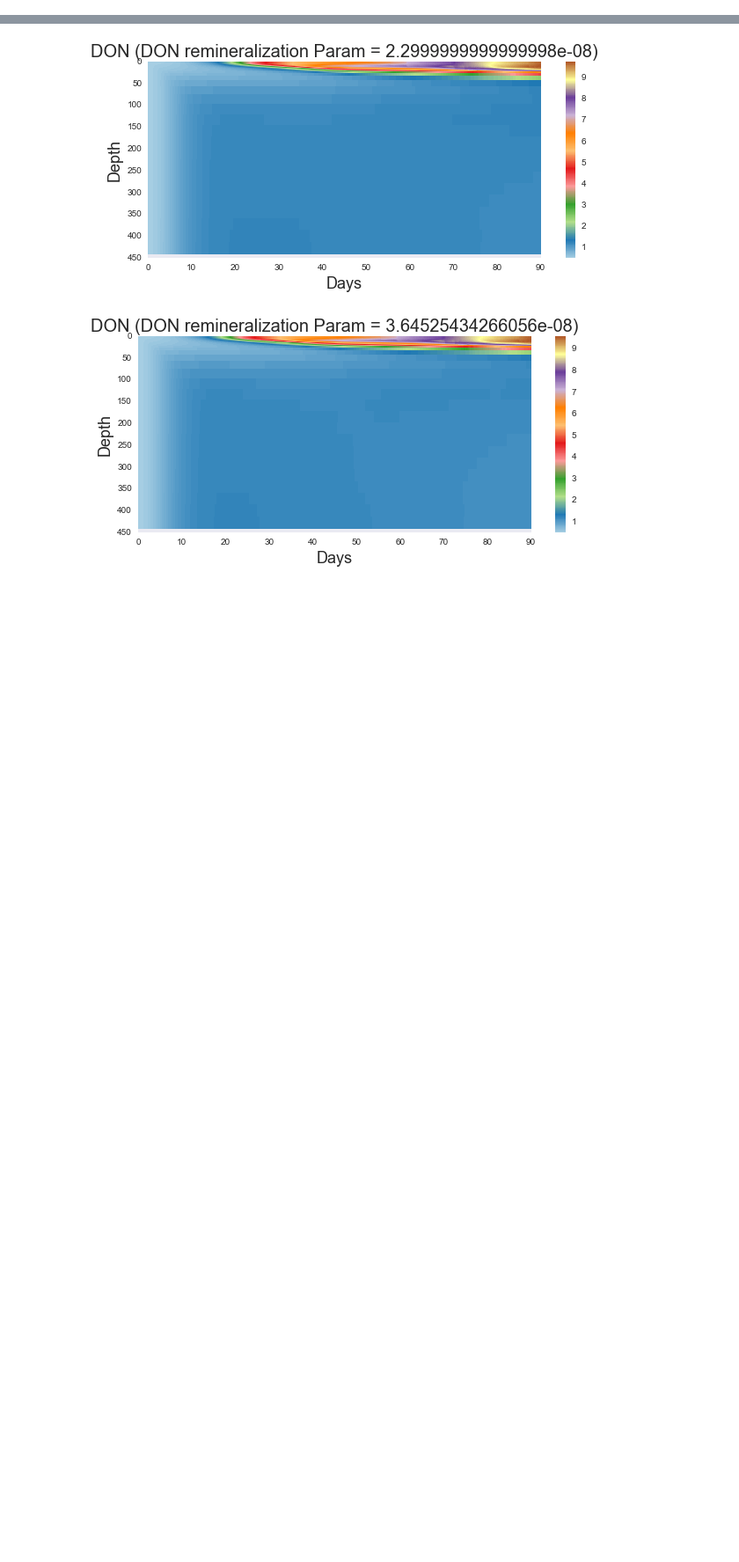
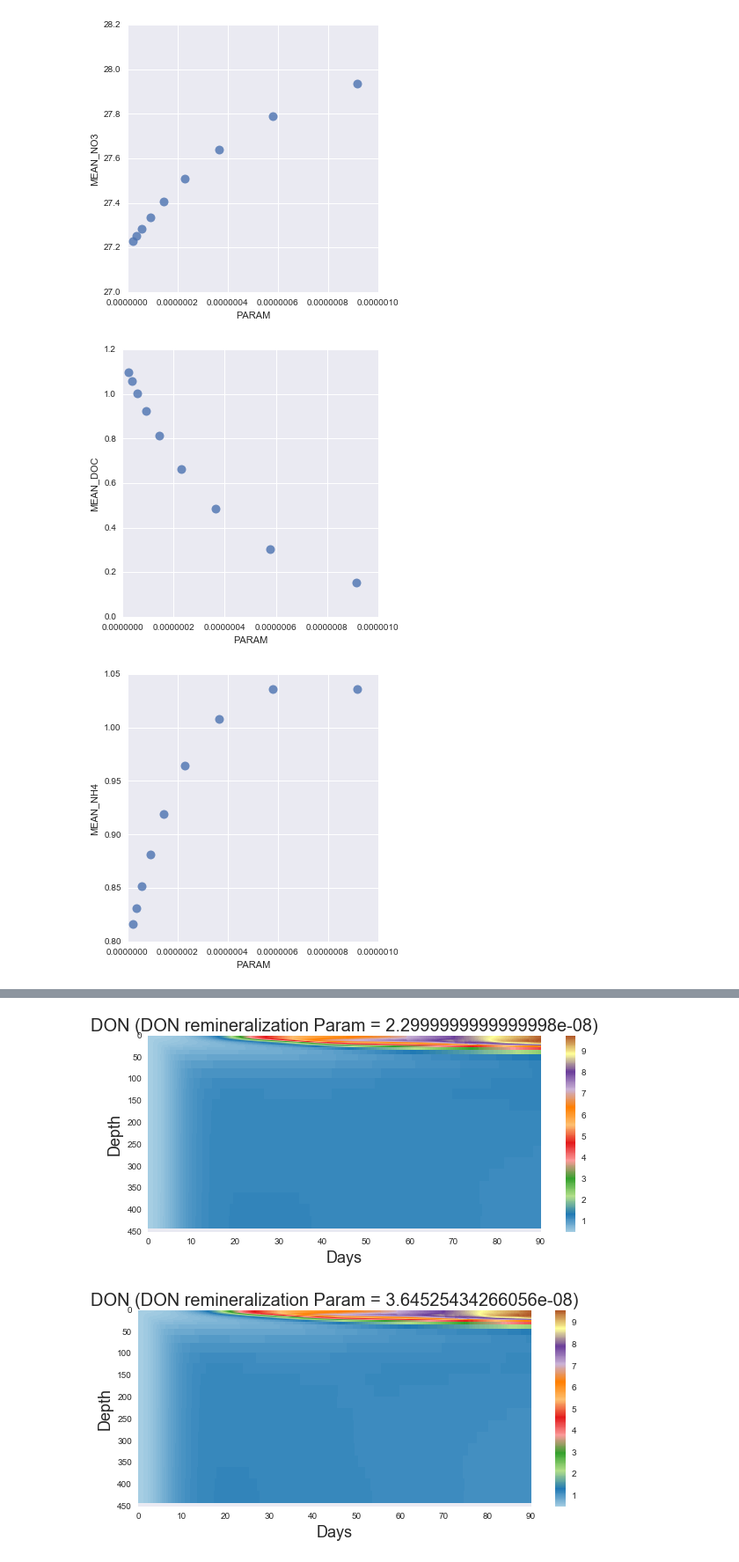
Before and after one commit to SalishSeaCast/analysis-james, a Jupyter notebook: notebooks/DON_remin.ipynb, the cells around one changed output, grey strips where cells are left out. Shown at 88% size. Cells and saved outputs as stored; diff of their text form; code cells hidden in the pictures; blank space fills up the shorter version.

```diff
--- a/notebooks/DON_remin.ipynb
+++ b/notebooks/DON_remin.ipynb
@@ -14,6 +14,7 @@ plt.rcParams['image.cmap'] = 'Paired'
 # Parent directory for the results of this run
 group_results_directory = '/data/jpetrie/MEOPAR/SalishSea/results/remin_param_sweep_new_depth/'
 tracer_file = 'SS5x5_1h_20150201_20150501_ptrc_T.nc'
+mesh_mask_file = 'mesh_mask.nc'
 individual_directories = []
 param_vals = []
 for file in os.listdir(group_results_directory):
@@ -29,0 +43,3 @@ dataset_dict = dict(zip(param_vals, tracer_datasets))
+# %%
+mesh_mask = xr.open_dataset(group_results_directory + individual_directories[0] + '/' + mesh_mask_file)
+grid_heights = np.array(mesh_mask['e3t_1d'][0])
@@ -29,0 +59,12 @@ dataset_dict = dict(zip(param_vals, tracer_datasets))
+# %%
+param_metrics = pd.DataFrame({'PARAM':param_vals})
+
+plot_tracers = ['NO3', 'DOC','NH4']
+
+for param in param_vals:
+    for tracer in plot_tracers:
+        tracer_quantity_array = ((dataset_dict[param][tracer].values)*(grid_heights.reshape((1,40,1,1))))
+        total_tracer = tracer_quantity_array[min_day_index:max_day_index, min_depth_index:max_depth_index,:,:].sum()
+        mean_tracer = total_tracer/sum(grid_heights[min_depth_index:max_depth_index])/(max_day_index - min_day_index)/15
+        param_metrics.loc[(param_metrics['PARAM'] == param), "MEAN_"+tracer] = mean_tracer
+param_metrics
@@ -29,0 +83,10 @@ dataset_dict = dict(zip(param_vals, tracer_datasets))
+# %%
+# Mean tracer values at depth and more than 1 month into the simulation by DON remineralization paramater
+
+for tracer in plot_tracers:
+    p = sns.lmplot('PARAM', 'MEAN_'+tracer,data=param_metrics,fit_reg=False, scatter_kws={"marker": "D",  "s": 100})
+    plt.xlim(0,1e-6)
+# %% [output]
+[figure, added]
+[figure, added]
+[figure, added]
```
Also changed, not shown: parts of 9 cells of this notebook, 4 other files.
